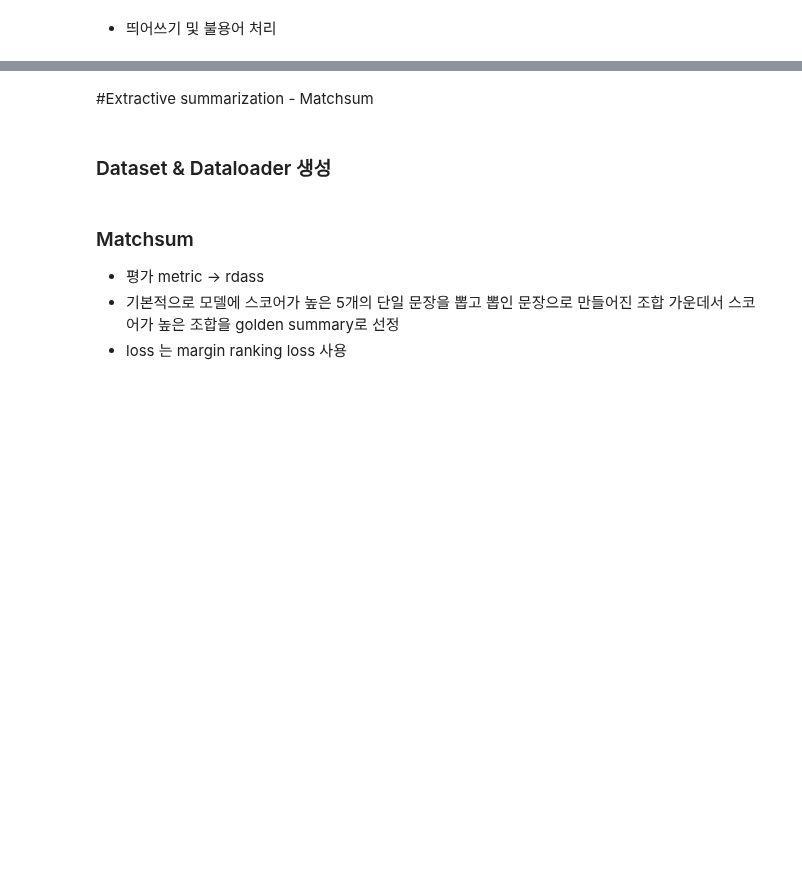
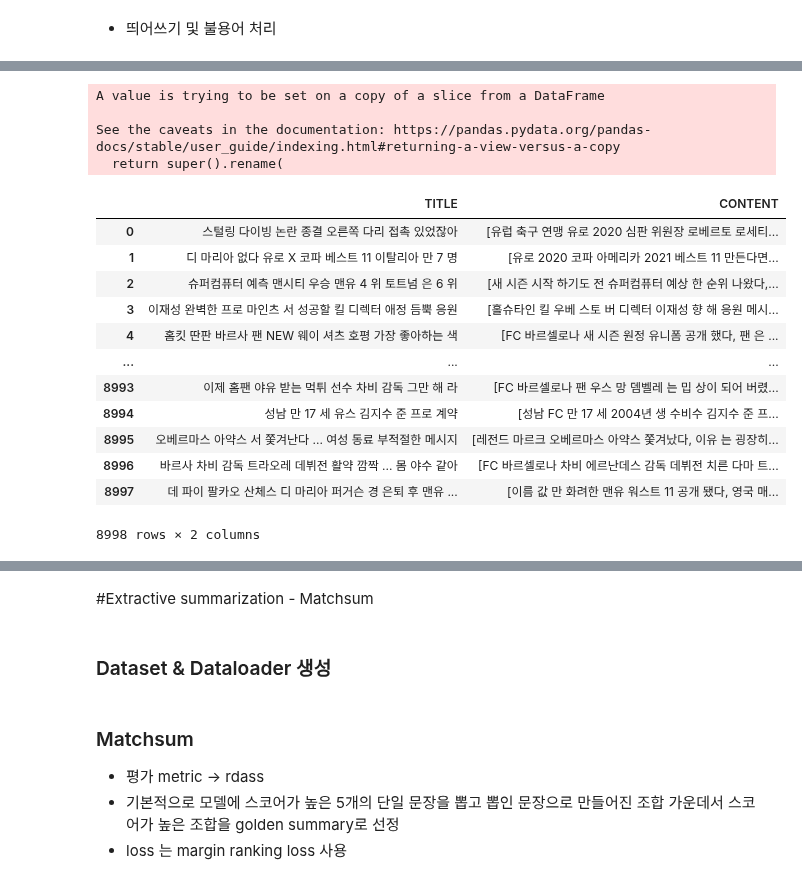
Before and after one commit to honeybeat1/Extractive_Text_Summarization, a Jupyter notebook: 4_NLG_문서요약/hyeong_jin/hyeong_jin.ipynb, the cells around one changed output, grey strips where cells are left out. Drawn from its saved outputs; the diff is of its cells as text; code cells hidden in the pictures; blank space fills up the shorter version.

```diff
--- a/4_NLG_문서요약/hyeong_jin/hyeong_jin.ipynb
+++ b/4_NLG_문서요약/hyeong_jin/hyeong_jin.ipynb
@@ -290,7 +226,31 @@ for i, sentence in enumerate(text):
-# %%
-max_sentence_num = 0
-for i in range(len(trimmed_data)):
-  sentence_num = len(trimmed_data["CONTENT"].iloc[i])
-  max_sentence_num = max(sentence_num,max_sentence_num)
-
-print(max_sentence_num)
+# %%
+okt = Okt()
+
+def title_tokenizing(x):
+    temp_data = okt.morphs(x)
+    temp_list = []
+    for word in temp_data:
+        if word in stop_words:
+            continue
+        temp_list.append(word)
+
+    return " ".join(temp_list)
+
+
+def content_tokenizing(x):
+    new_list = list(filter(None, x))
+
+    final_list = []
+    for i in new_list:
+        temp_data = okt.morphs(i)
+        temp_list = []
+        for word in temp_data:
+            if word in stop_words:
+                continue
+            temp_list.append(word)
+        final_list.append(" ".join(temp_list))
+
+    return final_list
+# %%
+df_new['tokenized_TITLE'] = df_new['TITLE'].progress_apply(lambda x: title_tokenizing(x))
+df_new['tokenized_CONTENT'] = df_new['listed_CONTENT'].progress_apply(lambda x: content_tokenizing(x))
@@ -296,0 +263,22 @@ print(max_sentence_num)
+# %%
+df_new = df_new[['tokenized_TITLE', 'tokenized_CONTENT']]
+df_new.rename(columns={'tokenized_CONTENT': 'CONTENT', 'tokenized_TITLE':'TITLE'}, inplace = True)
+df_new
+# %% [output]
+A value is trying to be set on a copy of a slice from a DataFrame
+
+See the caveats in the documentation: https://pandas.pydata.org/pandas-docs/stable/user_guide/indexing.html#returning-a-view-versus-a-copy
+  return super().rename(
+|  | TITLE | CONTENT |
+| 0 | 스털링 다이빙 논란 종결 오른쪽 다리 접촉 있었잖아 | [유럽 축구 연맹 유로 2020 심판 위원장 로베르토 로세티... |
+| 1 | 디 마리아 없다 유로 X 코파 베스트 11 이탈리아 만 7 명 | [유로 2020 코파 아메리카 2021 베스트 11 만든다면... |
+| 2 | 슈퍼컴퓨터 예측 맨시티 우승 맨유 4 위 토트넘 은 6 위 | [새 시즌 시작 하기도 전 슈퍼컴퓨터 예상 한 순위 나왔다,... |
+| 3 | 이재성 완벽한 프로 마인츠 서 성공할 킬 디렉터 애정 듬뿍 응원 | [홀슈타인 킬 우베 스토 버 디렉터 이재성 향 해 응원 메시... |
+| 4 | 홈킷 딴판 바르사 팬 NEW 웨이 셔츠 호평 가장 좋아하는 색 | [FC 바르셀로나 새 시즌 원정 유니폼 공개 했다, 팬 은 ... |
+| ... | ... | ... |
+| 8993 | 이제 홈팬 야유 받는 먹튀 선수 차비 감독 그만 해 라 | [FC 바르셀로나 팬 우스 망 뎀벨레 는 밉 상이 되어 버렸... |
+| 8994 | 성남 만 17 세 유스 김지수 준 프로 계약 | [성남 FC 만 17 세 2004년 생 수비수 김지수 준 프... |
+| 8995 | 오베르마스 아약스 서 쫓겨난다 ... 여성 동료 부적절한 메시지 | [레전드 마르크 오베르마스 아약스 쫓겨났다, 이유 는 굉장히... |
+| 8996 | 바르사 차비 감독 트라오레 데뷔전 활약 깜짝 ... 몸 야수 같아 | [FC 바르셀로나 차비 에르난데스 감독 데뷔전 치른 다마 트... |
+| 8997 | 데 파이 팔카오 산체스 디 마리아 퍼거슨 경 은퇴 후 맨유 ... | [이름 값 만 화려한 맨유 워스트 11 공개 됐다, 영국 매... |
+8998 rows × 2 columns
```
Also changed, not shown: parts of 20 cells of this notebook.
